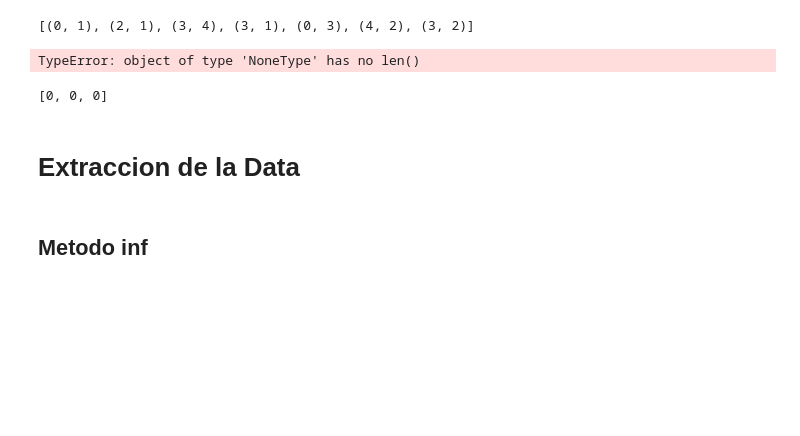
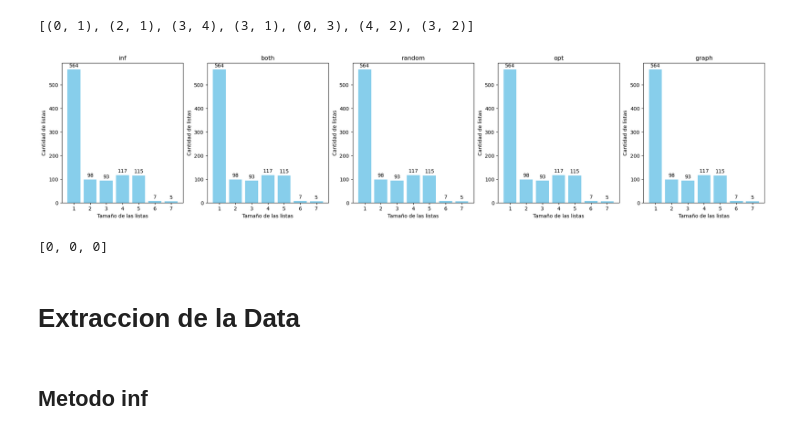
Before and after one commit to clazo2018/OPD-problem-, a Jupyter notebook: Experiments.ipynb, the cells around one changed output. Drawn from its saved outputs; the diff is of its cells as text; code cells hidden in the pictures; blank space fills up the shorter version.

```diff
--- a/Experiments.ipynb
+++ b/Experiments.ipynb
@@ -144,39 +166,39 @@ for df in dfs.values():
     # Iterar sobre cada columna en el dataframe
     for columna in df.columns:
         # Concatenar las listas de tuplas de la columna actual en la lista total
-        tamaños_listas_totales.extend([len(lista) for lista in df[columna]])
+        tamaños_listas_totales.extend([len(lista) for lista in df[columna] if lista is not None])
 
 # Obtener el número total de columnas en todos los dataframes
 num_columnas = len(next(iter(dfs.values())).columns)
 
 # Crear las gráficas para cada columna
 fig, axs = plt.subplots(1, num_columnas, figsize=(5*num_columnas, 5))
 
 # Iterar sobre cada columna
 for i, columna in enumerate(dfs[next(iter(dfs))].columns):
     # Contar la cantidad de listas con cada tamaño para la columna actual
     conteo_tamaños = {}
     for tamaño in tamaños_listas_totales:
         conteo_tamaños[tamaño] = conteo_tamaños.get(tamaño, 0) + 1
 
     # Crear el gráfico de barras para la columna actual
     bars = axs[i].bar(conteo_tamaños.keys(), conteo_tamaños.values(), color='skyblue')
     axs[i].set_title(columna)
     axs[i].set_xlabel('Tamaño de las listas')
     axs[i].set_ylabel('Cantidad de listas')
 
     # Agregar etiquetas con los valores de las barras
     for bar in bars:
         height = bar.get_height()
         axs[i].annotate('{}'.format(height),
                         xy=(bar.get_x() + bar.get_width() / 2, height),
                         xytext=(0, 3),  # Desplazamiento vertical de la etiqueta
                         textcoords="offset points",
                         ha='center', va='bottom')
 
 plt.show()
 # %% [output]
-TypeError: object of type 'NoneType' has no len()
+[figure, added]
 # %%
 # %% [output]
 [0, 0, 0]
```
Also changed, not shown: parts of 8 cells of this notebook, 3 other files.
